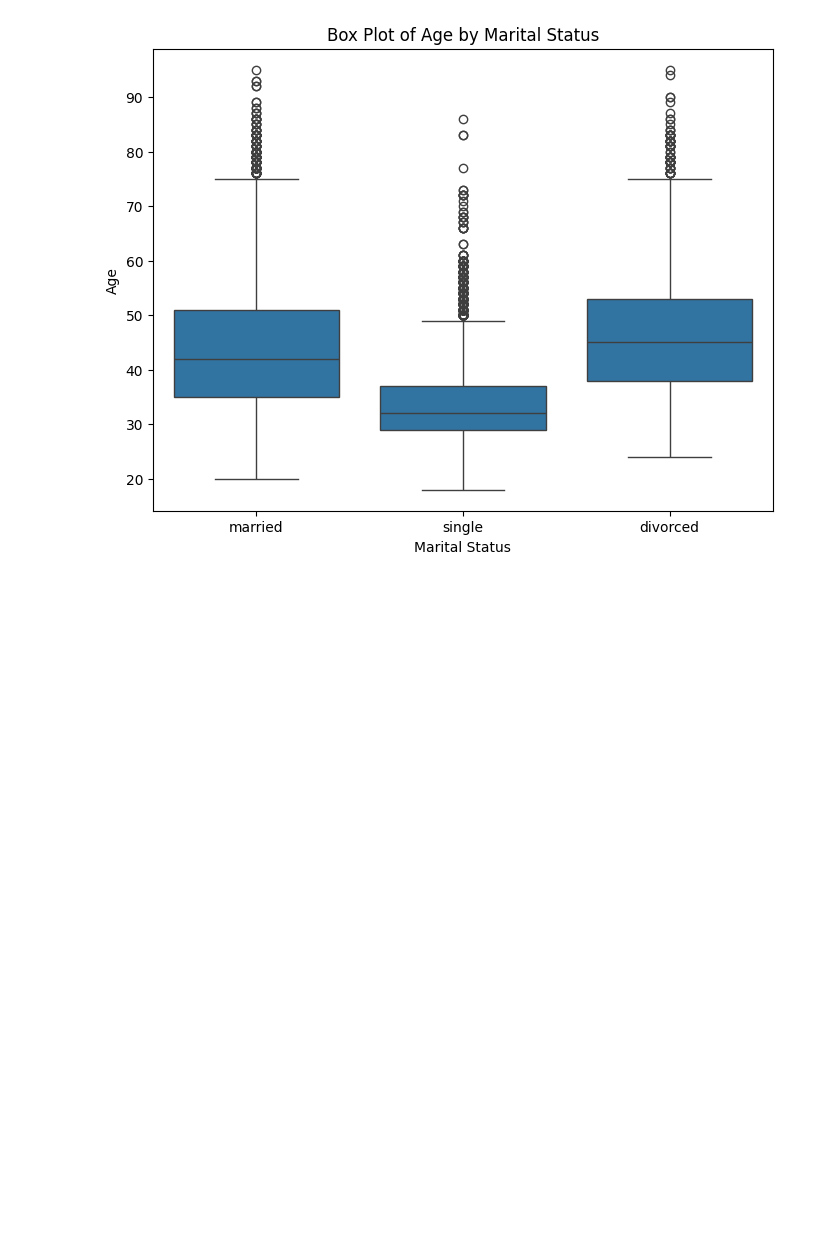
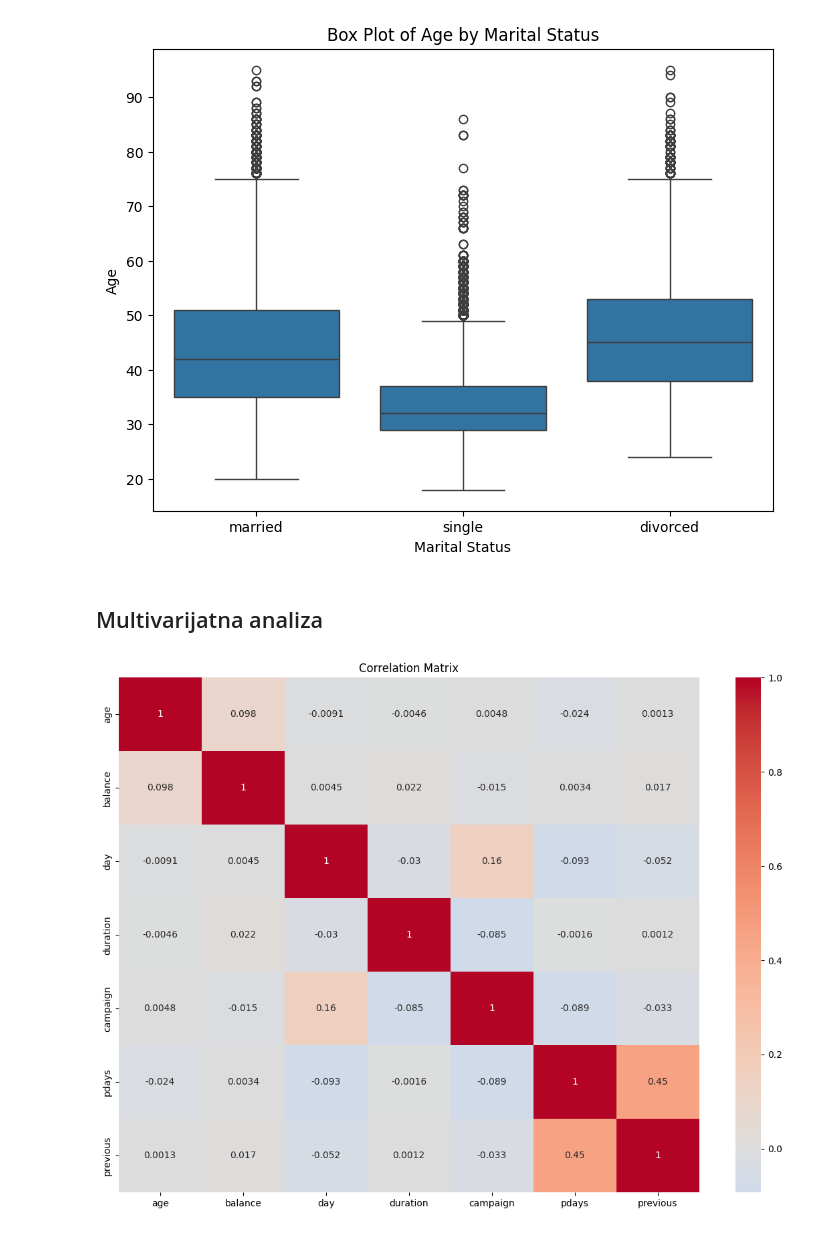
Before and after one commit to dsabljic/Bank-Marketing, a Jupyter notebook: BankMarketing.ipynb, the cells around one changed output. Drawn from its saved outputs; the diff is of its cells as text; code cells hidden in the pictures; blank space fills up the shorter version.

```diff
--- a/BankMarketing.ipynb
+++ b/BankMarketing.ipynb
@@ -333,3 +307,25 @@ plt.title('Box Plot of Age by Marital Status')
 plt.show()
 # %% [output]
 [figure]
+# %% [markdown]
+## Multivarijatna analiza
+# %%
+numeric_df = df.select_dtypes(include=[np.number])
+
+correlation_matrix_numeric = numeric_df.corr()
+
+plt.figure(figsize=(14, 10))
+sns.heatmap(correlation_matrix_numeric, annot=True, cmap='coolwarm', center=0)
+plt.title('Correlation Matrix')
+plt.show()
+
+threshold = 0.75
+highly_correlated_pairs = []
+
+for i in range(correlation_matrix_numeric.shape[0]):
+    for j in range(i):
+        if abs(correlation_matrix_numeric.iloc[i, j]) > threshold:
+            pair = (correlation_matrix_numeric.index[i], correlation_matrix_numeric.columns[j])
+            highly_correlated_pairs.append(pair)
+# %% [output]
+[figure, added]
```
Also changed, not shown: parts of 9 cells of this notebook.
